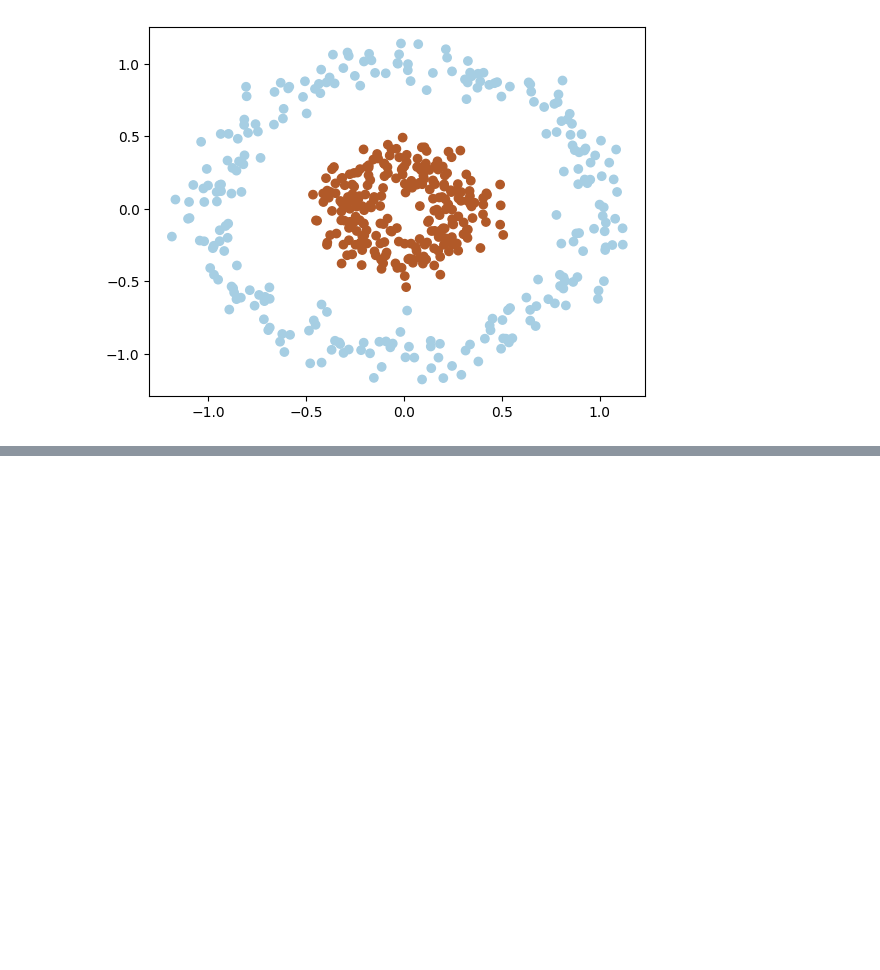
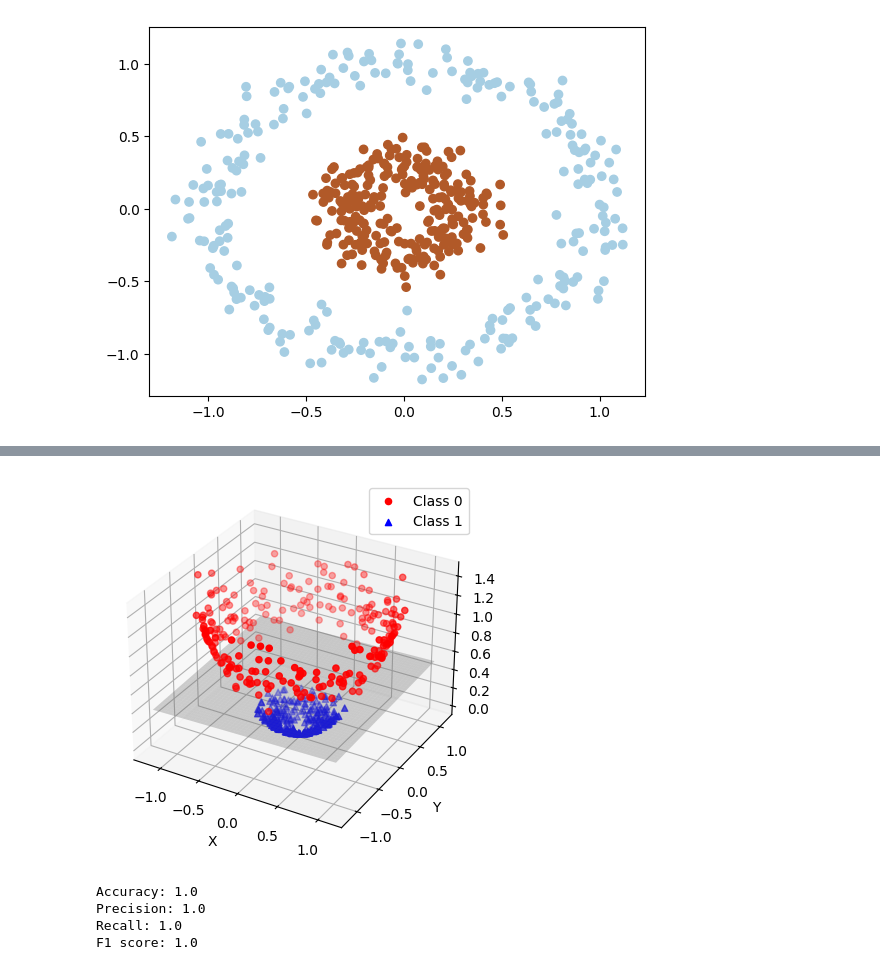
Before and after one commit to Vgr20/EN3150_Assignment_04, a Jupyter notebook: Assignment.ipynb, the cells around one changed output, grey strips where cells are left out. Saved outputs shown, nothing was run; the diff lists cells and outputs as text; code cells hidden in the pictures; blank space fills up the shorter version.

```diff
--- a/Assignment.ipynb
+++ b/Assignment.ipynb
@@ -28,0 +76,56 @@ plt.show()
+# %%
+from sklearn.svm import SVC
+from mpl_toolkits.mplot3d import Axes3D
+
+# Create a linear SVM
+svm_classifier = SVC(kernel='linear')
+
+# Use the mapped 3-dimensional data
+mapped_data = np.column_stack((mappedx_1, mappedy_1, mappedz_1))
+
+# Split the test and training data sets.
+
+X_train, X_test, y_train, y_test = train_test_split(mapped_data, y, test_size=0.2)
+
+# Fit the SVM model
+svm_classifier.fit(X_train,y_train)
+
+# Make predictions using the model
+
+y_pred = svm_classifier.predict(X_test)
+
+# Visualize the decision boundary
+fig = plt.figure()
+ax = fig.add_subplot(111, projection='3d')
+
+# Plot the points
+ax.scatter(mappedx_1[y == 0], mappedy_1[y == 0], mappedz_1[y == 0], color='r', marker='o', label='Class 0')
+ax.scatter(mappedx_1[y == 1], mappedy_1[y == 1], mappedz_1[y == 1], color='b', marker='^', label='Class 1')
+
+# Plot the decision boundary
+xx, yy = np.meshgrid(np.linspace(mappedx_1.min(), mappedx_1.max(), 50),
+                     np.linspace(mappedy_1.min(), mappedy_1.max(), 50))
+zz = (-svm_classifier.intercept_[0] - svm_classifier.coef_[0][0] * xx - svm_classifier.coef_[0][1] * yy) / svm_classifier.coef_[0][2]
+ax.plot_surface(xx, yy, zz, alpha=0.3, color='gray')
+
+# Set labels
+ax.set_xlabel('X')
+ax.set_ylabel('Y')
+ax.set_zlabel('Z')
+ax.legend()
+
+# Show the plot
+plt.show()
+
+
+# Evaluate the performance of the model using metrics such as accuracy, precision, recall, and F1 score
+print("Accuracy:", accuracy_score(y_test, y_pred))
+print("Precision:", precision_score(y_test, y_pred))
+print("Recall:", recall_score(y_test, y_pred))
+print("F1 score:", f1_score(y_test, y_pred))
+# %% [output]
+[figure, added]
+Accuracy: 1.0
+Precision: 1.0
+Recall: 1.0
+F1 score: 1.0
```
Also changed, not shown: parts of 8 cells of this notebook, 23 other files.
